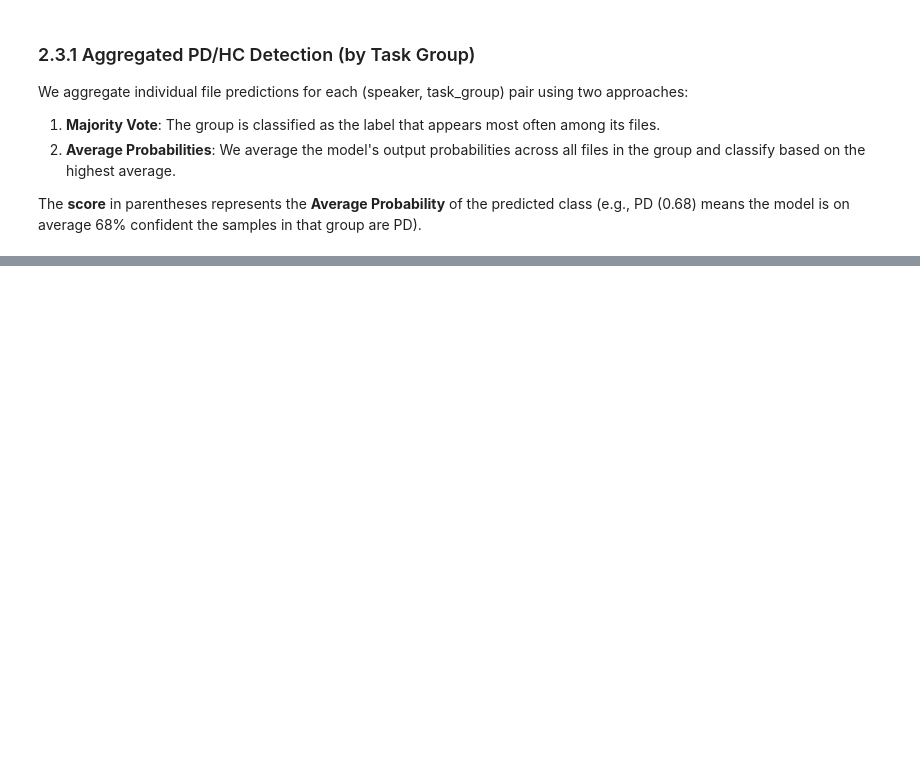
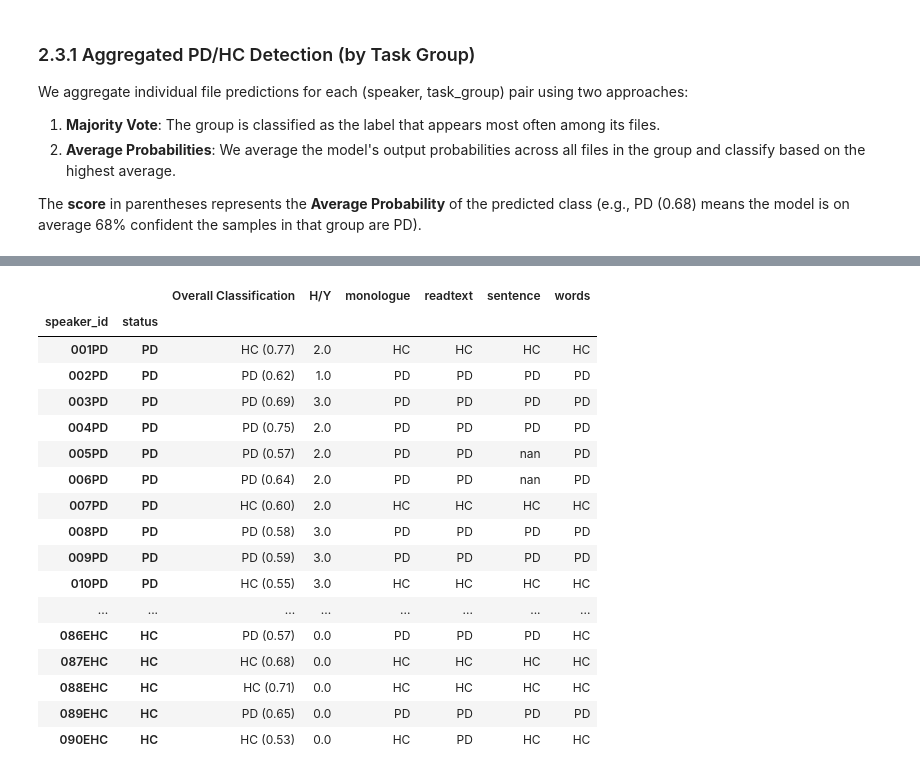
Before and after one commit to SALT-UWB/dysarthric-TTS, a Jupyter notebook: embeddings_eval/classification_analysis.ipynb, the cells around one changed output, grey strips where cells are left out. Cells and saved outputs as stored; diff of their text form; code cells hidden in the pictures; blank space fills up the shorter version.

```diff
--- a/embeddings_eval/classification_analysis.ipynb
+++ b/embeddings_eval/classification_analysis.ipynb
@@ -242,38 +353,79 @@ def get_styled_summary(res_df, prob_matrix, classes, model_label):
     overall_df = pd.DataFrame(overall_res).set_index(['speaker_id', 'status'])
     final_df = overall_df.join(speaker_pivot.reset_index(level='H/Y'))
 
-    # Styling function
+    # Styling function - fixed to use correct indices and string comparison
     def color_rows(row):
-        target = row.name[1] # status
-        overall_pred = row['Overall Classification']
+        target = row.name[1] # status from index
+        overall_pred_label = row['Overall Classification'] # Original label
 
         # Check if ALL groups match target
-        group_cols = [c for c in row.index if c.startswith('Group:') or c in ['monologue', 'readtext', 'sentence', 'words']]
+        group_cols = [c for c in row.index if c in ['monologue', 'readtext', 'sentence', 'words']]
         all_groups_correct = all(row[c] == target for c in group_cols if pd.notna(row[c]))
 
-        colors = [''] * len(row)
+        styles = [''] * len(row)
 
-        # 1. Overall Incorrect -> Red text for Overall cell
-        if overall_pred != target:
-            colors[final_df.columns.get_loc('Overall Classification')] = 'color: red; font-weight: bold'
-        # 2. Well Classified -> Green for Overall
+        # Get positions in current row index
+        overall_pos = row.index.get_loc('Overall Classification')
+
+        # 1. Overall Incorrect -> Red text
+        if overall_pred_label != target:
+            styles[overall_pos] = 'color: red; font-weight: bold'
+        # 2. Well Classified -> Green
         elif all_groups_correct:
-            colors[final_df.columns.get_loc('Overall Classification')] = 'color: green; font-weight: bold'
+            styles[overall_pos] = 'color: green; font-weight: bold'
 
-        # 3. Partial group differs -> Orange background for that group cell
+        # 3. Partial group differs -> Orange background
         for c in group_cols:
             if pd.notna(row[c]) and row[c] != target:
-                colors[final_df.columns.get_loc(c)] = 'background-color: orange'
+                styles[row.index.get_loc(c)] = 'background-color: orange'
 
-        return colors
+        return styles
 
-    # Format the 'Overall' string for display
+    # Prepare final display with formatted strings
     display_df = final_df.copy()
+    # Note: We apply styles to the version WITHOUT probabilities in the cells first,
+    # or we must be careful with comparison logic.
+
+    styled = display_df.style.apply(color_rows, axis=1)
+
+    # Now format the 'Overall' cell for display output (after styling logic is defined)
+    # We can't easily change text AFTER .style.apply if the logic depends on it,
+    # so we use a formatter for the display.
+
+    def format_overall(val, score):
+        return f"{val} ({score:.2f})"
+
+    # We rewrite Overall Classification to include score string but our color_rows uses the value
+    # so we actually need to change how color_rows accesses the underlying data or pass original data.
+
+    # Re-executing styling on a formatted DF
     display_df['Overall Classification'] = final_df.apply(lambda x: f"{x['Overall Classification']} ({x['Overall Score']:.2f})", axis=1)
     display_df = display_df.drop(columns=['Overall Score'])
 
+    # Redefine logic for formatted string
+    def color_rows_formatted(row):
+        target = row.name[1]
+        # Extract label from "PD (0.68)"
+        current_overall = str(row['Overall Classification']).split(' ')[0]
+
+        group_cols = [c for c in row.index if c in ['monologue', 'readtext', 'sentence', 'words']]
+        all_groups_correct = all(row[c] == target for c in group_cols if pd.notna(row[c]))
+
+        styles = [''] * len(row)
+        overall_pos = row.index.get_loc('Overall Classification')
+
+        if current_overall != target:
+            styles[overall_pos] = 'color: red; font-weight: bold'
+        elif all_groups_correct:
+            styles[overall_pos] = 'color: green; font-weight: bold'
+
+        for c in group_cols:
+            if pd.notna(row[c]) and row[c] != target:
+                styles[row.index.get_loc(c)] = 'background-color: orange'
+        return styles
+
     print(f"\n--- Per-Speaker Summary ({model_label}) ---")
-    display(display_df.style.apply(color_rows, axis=1))
+    display(display_df.style.apply(color_rows_formatted, axis=1))
     return agg_df
 
 # Present results for LR and HGBT
@@ -283,3 +435,4 @@ for m in ['lr', 'hgbt']:
         'true': y_status_filtered, 'pred': results_status[m], 'hy': y_hy_filtered
     })
     get_styled_summary(res_tmp, probas_status[m], classes_status, m.upper())
+# %% [output]
@@ -285,0 +440,18 @@ for m in ['lr', 'hgbt']:
+|  |  | Overall Classification | H/Y | monologue | readtext | sentence | words |
+| speaker_id | status |  |  |  |  |  |  |
+| 001PD | PD | HC (0.77) | 2.0 | HC | HC | HC | HC |
+| 002PD | PD | PD (0.62) | 1.0 | PD | PD | PD | PD |
+| 003PD | PD | PD (0.69) | 3.0 | PD | PD | PD | PD |
+| 004PD | PD | PD (0.75) | 2.0 | PD | PD | PD | PD |
+| 005PD | PD | PD (0.57) | 2.0 | PD | PD | nan | PD |
+| 006PD | PD | PD (0.64) | 2.0 | PD | PD | nan | PD |
+| 007PD | PD | HC (0.60) | 2.0 | HC | HC | HC | HC |
+| 008PD | PD | PD (0.58) | 3.0 | PD | PD | PD | PD |
+| 009PD | PD | PD (0.59) | 3.0 | PD | PD | PD | PD |
+| 010PD | PD | HC (0.55) | 3.0 | HC | HC | HC | HC |
+| ... | ... | ... | ... | ... | ... | ... | ... |
+| 086EHC | HC | PD (0.57) | 0.0 | PD | PD | PD | HC |
+| 087EHC | HC | HC (0.68) | 0.0 | HC | HC | HC | HC |
+| 088EHC | HC | HC (0.71) | 0.0 | HC | HC | HC | HC |
+| 089EHC | HC | PD (0.65) | 0.0 | PD | PD | PD | PD |
+| 090EHC | HC | HC (0.53) | 0.0 | HC | PD | HC | HC |
```
Also changed, not shown: parts of 7 cells of this notebook, 4 other files.
